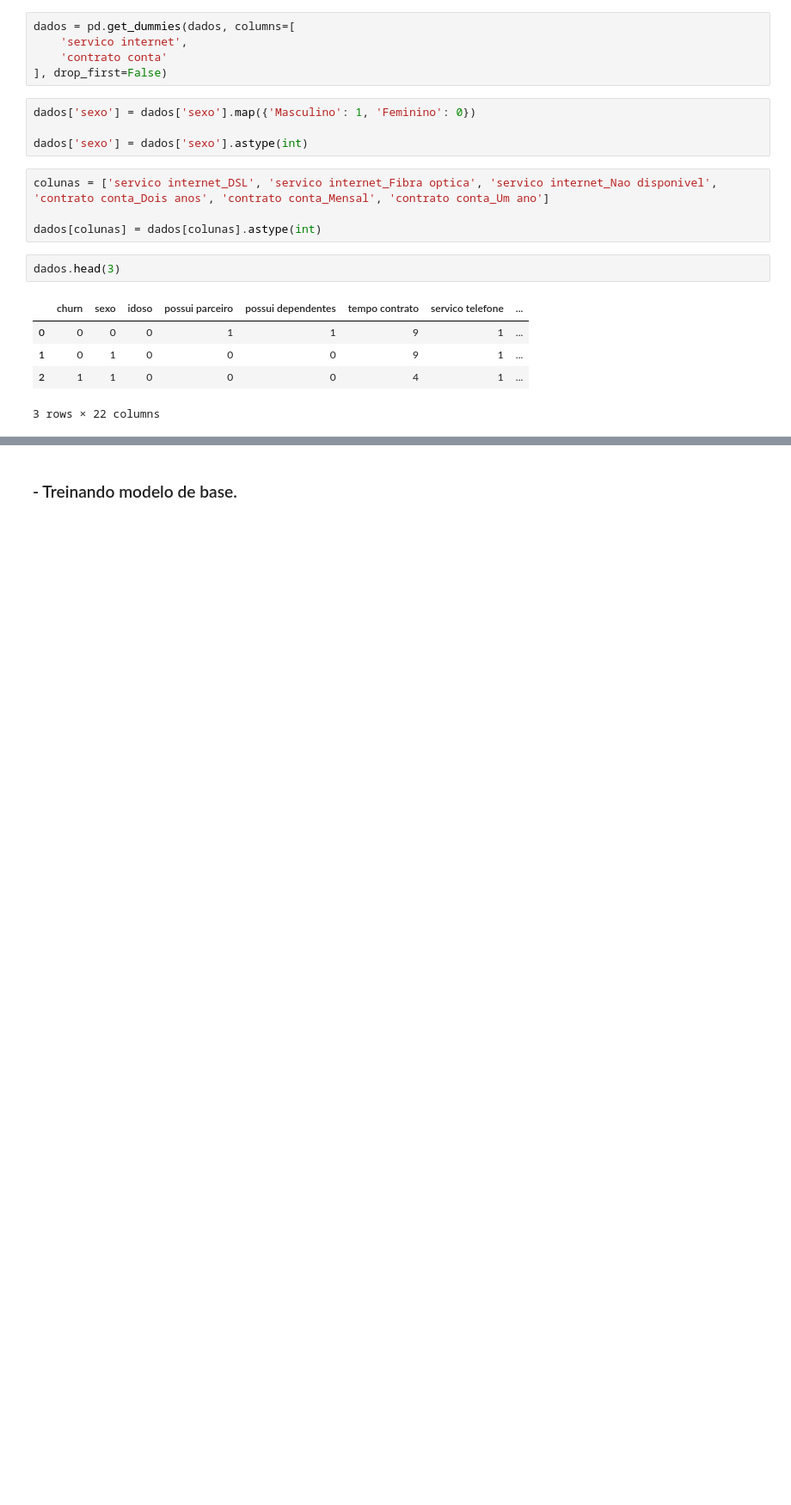
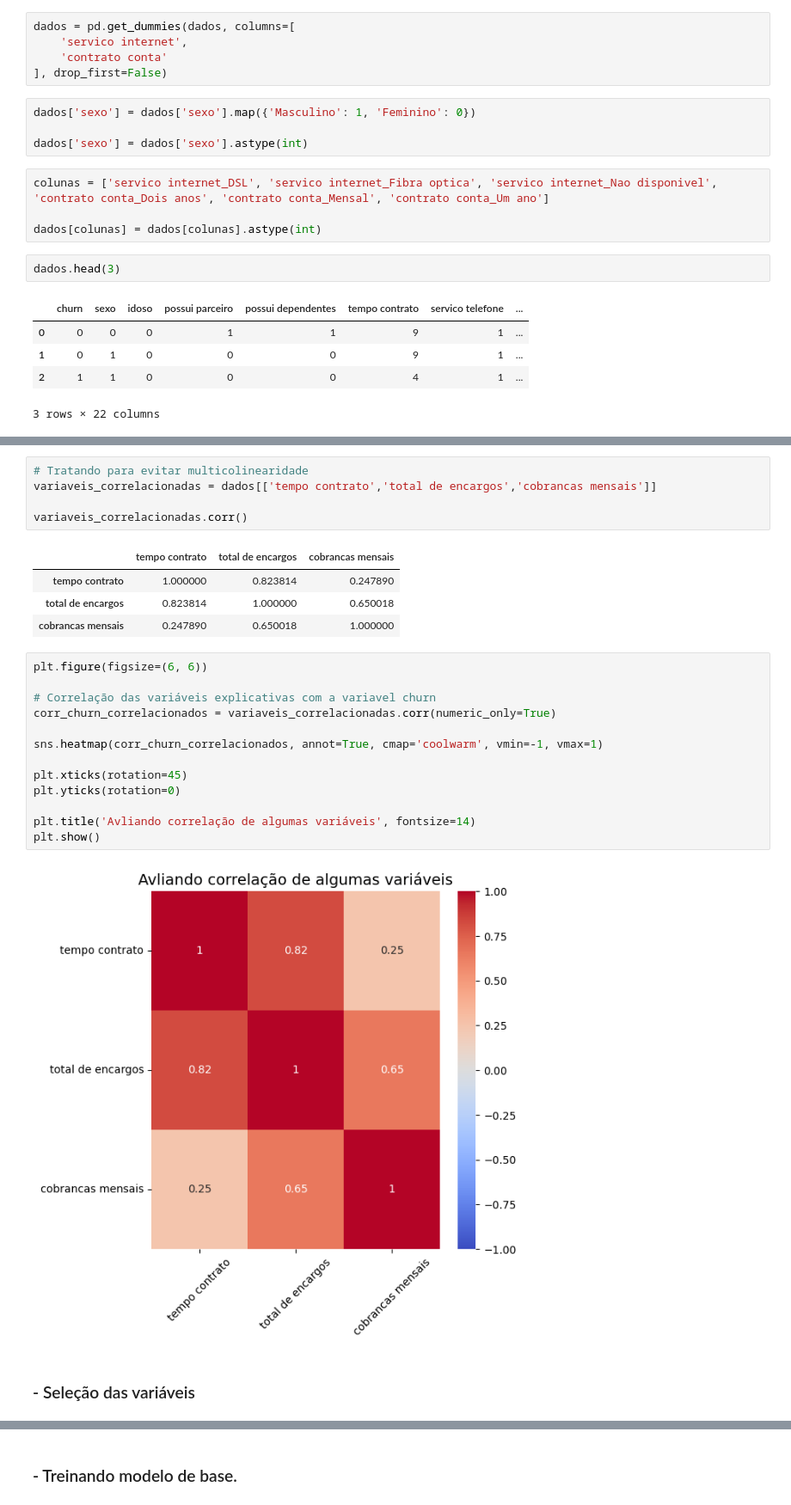
Before and after one commit to DaDosValle/Analise_Preditiva-Machine_Learning-TelecomX, a Jupyter notebook: Analise_Preditiva_TelecomX.ipynb, the cells around one changed output, grey strips where cells are left out. Shown at 86% size. Cells and saved outputs as stored; diff of their text form; blank space fills up the shorter version.

```diff
--- a/Analise_Preditiva_TelecomX.ipynb
+++ b/Analise_Preditiva_TelecomX.ipynb
@@ -231,2 +253,29 @@ dados.head(3)
+# %%
+# Tratando para evitar multicolinearidade
+variaveis_correlacionadas = dados[['tempo contrato','total de encargos','cobrancas mensais']]
+
+variaveis_correlacionadas.corr()
+# %% [output]
+|  | tempo contrato | total de encargos | cobrancas mensais |
+| tempo contrato | 1.000000 | 0.823814 | 0.247890 |
+| total de encargos | 0.823814 | 1.000000 | 0.650018 |
+| cobrancas mensais | 0.247890 | 0.650018 | 1.000000 |
+# %%
+plt.figure(figsize=(6, 6))
+
+# Correlação das variáveis explicativas com a variavel churn
+corr_churn_correlacionados = variaveis_correlacionadas.corr(numeric_only=True)
+
+sns.heatmap(corr_churn_correlacionados, annot=True, cmap='coolwarm', vmin=-1, vmax=1)
+
+plt.xticks(rotation=45)
+plt.yticks(rotation=0)
+
+plt.title('Avliando correlação de algumas variáveis', fontsize=14)
+plt.show()
+# %% [output]
+[figure, added]
+# %% [markdown]
+### - Seleção das variáveis
 # %%
 # Seleção da variável resposta/alvo
```
Also changed, not shown: parts of 16 cells of this notebook.
